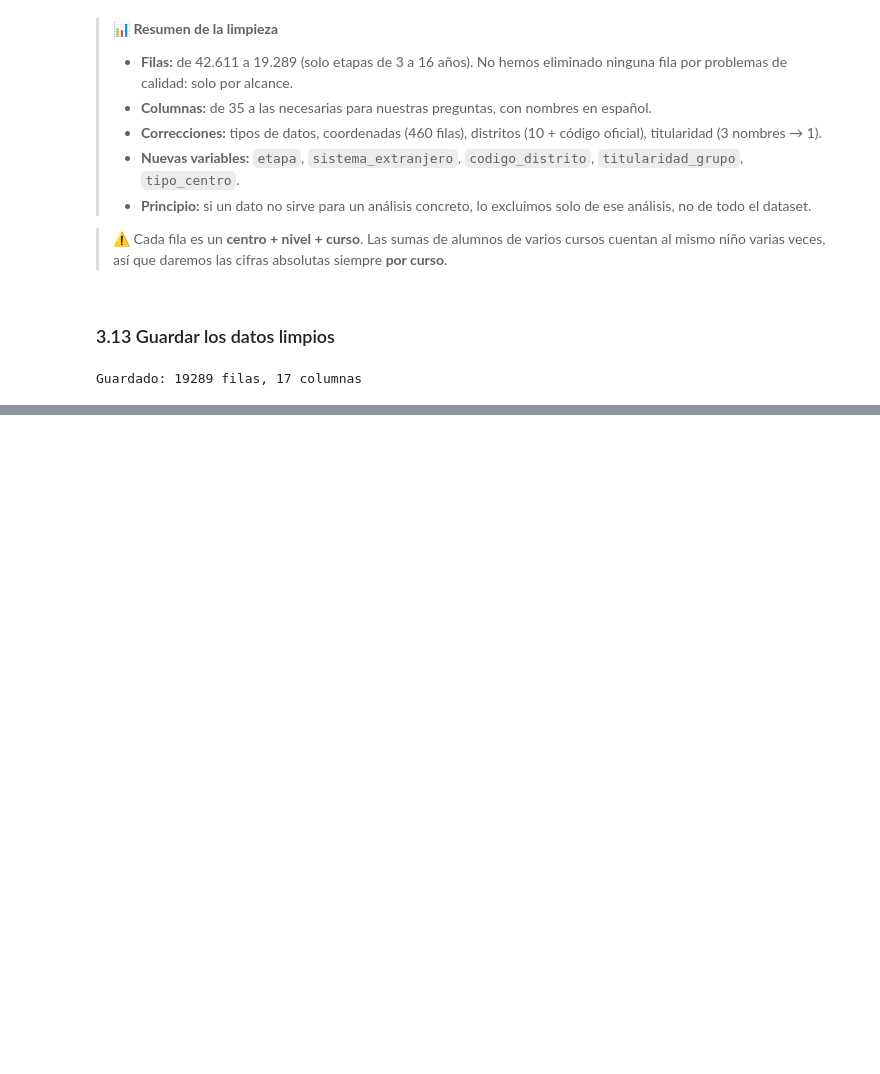
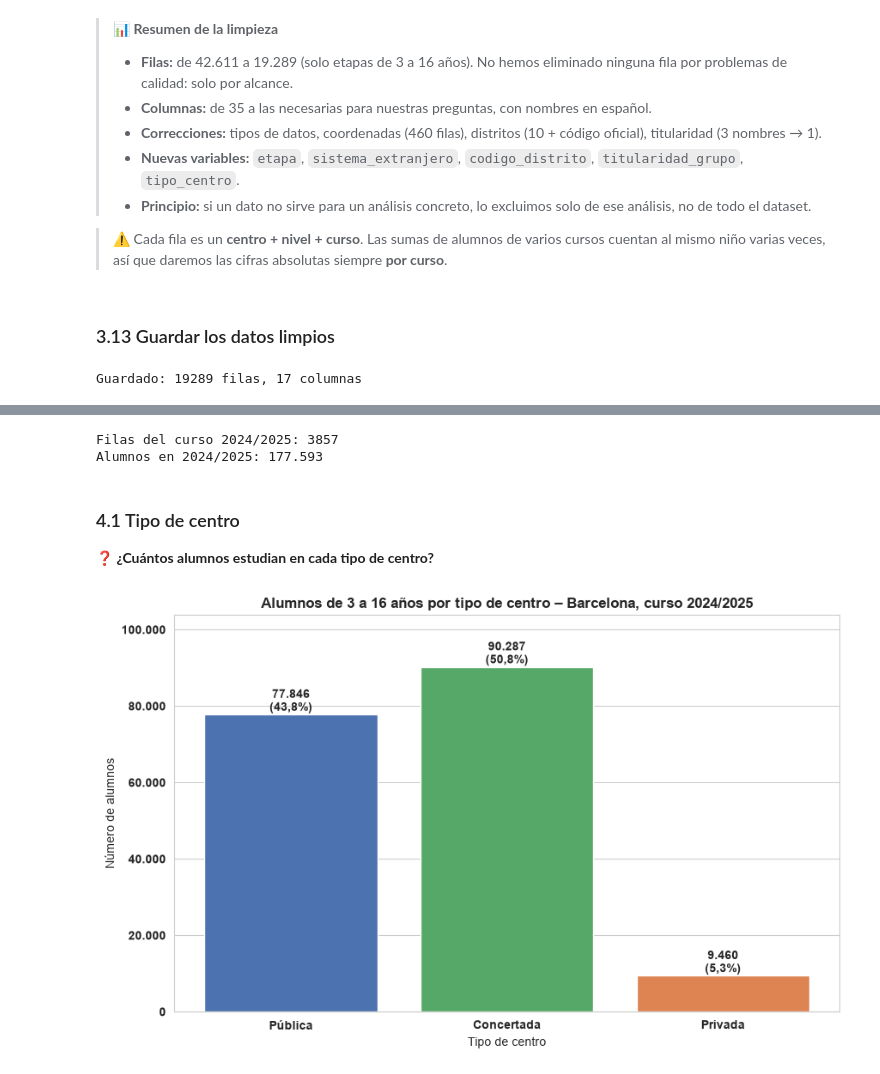
Before and after one commit to esrakesken/eda-educacion-barcelona, a Jupyter notebook: notebooks/01_eda_educacion_bcn.ipynb, the cells around one changed output, grey strips where cells are left out. Drawn from its saved outputs; the diff is of its cells as text; code cells hidden in the pictures; blank space fills up the shorter version.

Commit message:
feat: análisis univariado de tipo de centro, etapa y alumnos por nivel

```diff
--- a/notebooks/01_eda_educacion_bcn.ipynb
+++ b/notebooks/01_eda_educacion_bcn.ipynb
@@ -24,6 +24,7 @@ import seaborn as sns
 
 sns.set_style("whitegrid")
 plt.rcParams["figure.figsize"] = (10, 6)
+plt.rcParams["axes.titleweight"] = "bold"
 # %% [markdown]
 ## 📥 Paso 1: Cargar los datos desde la API
 Pedimos a la API solo los registros de Barcelona y de los últimos 5 cursos completos.
@@ -703,0 +710,40 @@ Guardado: 19289 filas, 17 columnas
+# %%
+CURSO_ACTUAL = "2024/2025"
+ORDEN_TIPOS = ["Pública", "Concertada", "Privada"]
+COLORES_TIPO = {"Pública": "#4C72B0", "Concertada": "#55A868", "Privada": "#DD8452"}
+ORDEN_ETAPAS = ["Infantil (P3-P5)", "Primaria", "ESO"]
+
+def formatear_ejes(ax):
+    """Formato común: miles con punto en el eje Y y etiquetas en negrita."""
+    ax.yaxis.set_major_formatter(lambda x, pos: f"{x:,.0f}".replace(",", "."))
+    for etiqueta in ax.get_xticklabels() + ax.get_yticklabels():
+        etiqueta.set_fontweight("bold")
+    ax.grid(axis="x", visible=False)
+
+df_actual = df_limpio[df_limpio["curso"] == CURSO_ACTUAL]
+print(f"Filas del curso {CURSO_ACTUAL}: {len(df_actual)}")
+print(f"Alumnos en {CURSO_ACTUAL}: {df_actual['alumnos_total'].sum():,}".replace(",", "."))
+# %% [output]
+Filas del curso 2024/2025: 3857
+Alumnos en 2024/2025: 177.593
+# %% [markdown]
+### 4.1 Tipo de centro
+**❓ ¿Cuántos alumnos estudian en cada tipo de centro?**
+# %%
+alumnos_por_tipo = df_actual.groupby("tipo_centro")["alumnos_total"].sum().reindex(ORDEN_TIPOS)
+porcentaje = alumnos_por_tipo / alumnos_por_tipo.sum() * 100
+
+fig, ax = plt.subplots()
+barras = ax.bar(alumnos_por_tipo.index, alumnos_por_tipo.values,
+                color=[COLORES_TIPO[t] for t in alumnos_por_tipo.index])
+ax.bar_label(barras, labels=[f"{n:,.0f}".replace(",", ".") + f"\n({p:.1f}%)".replace(".", ",") for n, p in zip(alumnos_por_tipo, porcentaje)],
+             fontweight="bold")
+
+ax.set_title(f"Alumnos de 3 a 16 años por tipo de centro – Barcelona, curso {CURSO_ACTUAL}")
+ax.set_xlabel("Tipo de centro")
+ax.set_ylabel("Número de alumnos")
+ax.margins(y=0.15)
+formatear_ejes(ax)
+plt.show()
+# %% [output]
+[figure, added]
```
Also changed, not shown: parts of 8 cells of this notebook.
